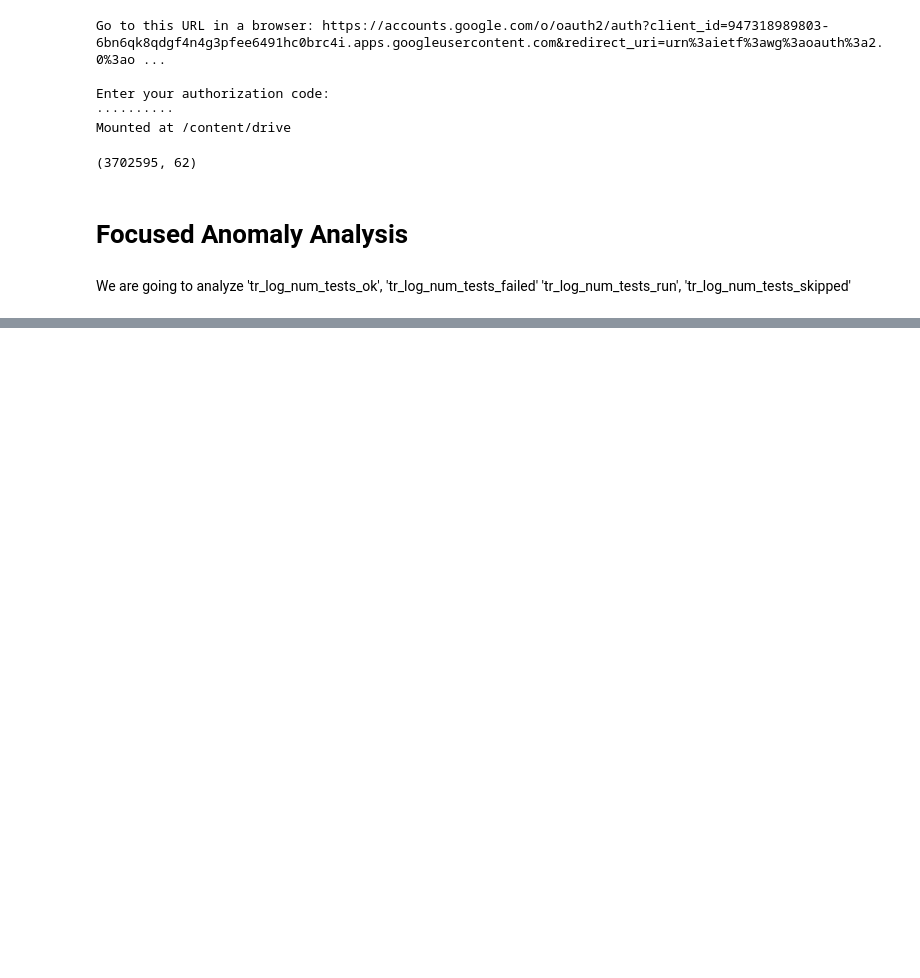
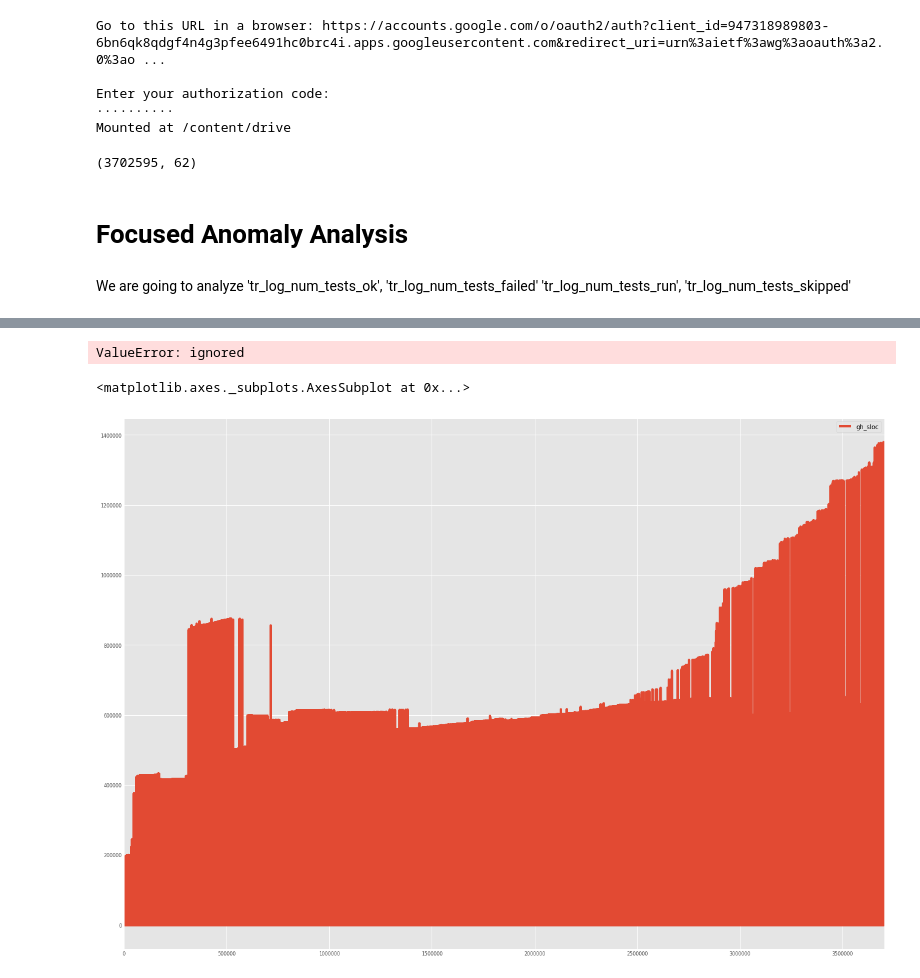
Before and after one commit to tawkirahmed/travis-log-mining, a Jupyter notebook: tawkir_week_4_analysis.ipynb, the cells around one changed output, grey strips where cells are left out. Cells and saved outputs as stored; diff of their text form; code cells hidden in the pictures; blank space fills up the shorter version.

```diff
--- a/tawkir_week_4_analysis.ipynb
+++ b/tawkir_week_4_analysis.ipynb
@@ -89,0 +302,4 @@ for project, ax in zip(projects, axs.flat):
+# %%
+d1_data = dataset[['gh_sloc', 'tr_log_num_tests_run', 'tr_log_num_tests_skipped']]
+d1_data['total_tests'] = dataset['tr_log_num_tests_run'] + dataset['tr_log_num_tests_skipped']
+d1_data[['gh_sloc', 'total_tests']].corr()
@@ -89,0 +316,9 @@ for project, ax in zip(projects, axs.flat):
+# %%
+d1_data_sample.plot(kind = 'point', y = 'total_tests', figsize = (20, 15))
+# %% [output]
+ValueError: ignored
+# %%
+d1_data.plot(kind = 'line', y = 'gh_sloc', figsize = (20, 15))
+# %% [output]
+<matplotlib.axes._subplots.AxesSubplot at 0x...>
+[figure, added]
```
Also changed, not shown: parts of 25 cells of this notebook.
